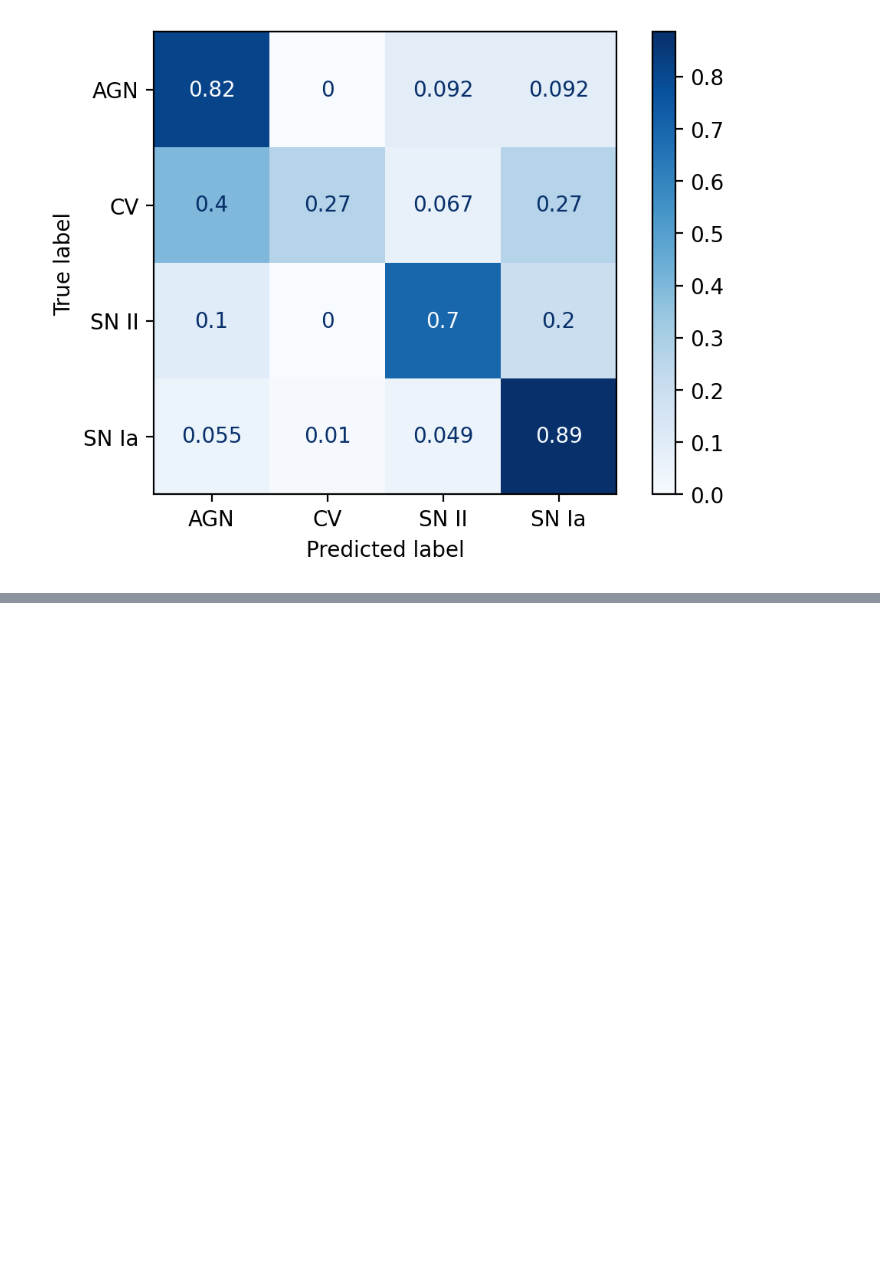
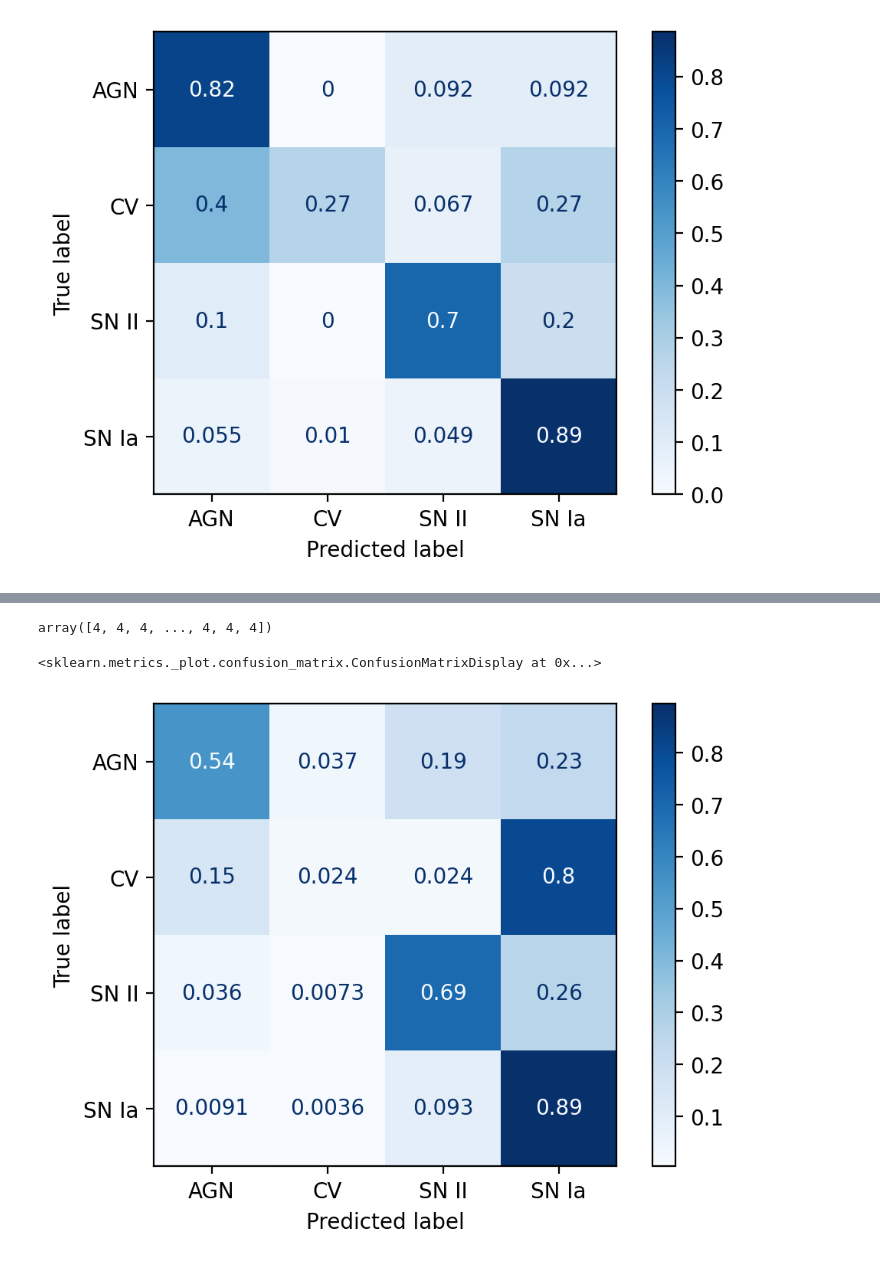
Before and after one commit to nmiranda/ztf-rapid, a Jupyter notebook: notebooks/multiple_models_dbis.ipynb, the cells around one changed output, grey strips where cells are left out. Cells and saved outputs as stored; diff of their text form; code cells hidden in the pictures; blank space fills up the shorter version.

```diff
--- a/notebooks/multiple_models_dbis.ipynb
+++ b/notebooks/multiple_models_dbis.ipynb
@@ -44,0 +97,9 @@ ztf_rapid.plot_confusion_matrix(y_true, y_pred, files['class_names'])
+# %%
+files = np.load('/home/miranda/ztf-rapid/data/processed/test_none/test_none.npz')
+model_filepaths = glob('/home/miranda/ztf-rapid/models/test_none/test_none*')
+
+models = [load_model(path) for path in model_filepaths]
+y_pred = [ztf_rapid.predict(model, files['X_test']) for model in models][0]
+y_pred = np.argmax(y_pred[:,-1,:], axis=1)
+y_true = files['y_test']
+y_true = np.argmax(y_true[:,0,:], axis=1)
@@ -44,0 +108,20 @@ ztf_rapid.plot_confusion_matrix(y_true, y_pred, files['class_names'])
+# %%
+y_true
+# %% [output]
+array([4, 4, 4, ..., 4, 4, 4])
+# %%
+from sklearn import metrics
+import matplotlib.pyplot as plt
+
+cm = metrics.confusion_matrix(
+    y_true,
+    y_pred,
+    normalize='true'
+)
+cmd = metrics.ConfusionMatrixDisplay(confusion_matrix=cm, display_labels=files['class_names'])
+cmd.plot(
+    cmap=plt.cm.Blues,
+)
+# %% [output]
+<sklearn.metrics._plot.confusion_matrix.ConfusionMatrixDisplay at 0x...>
+[figure, added]
```
Also changed, not shown: parts of 12 cells of this notebook.
